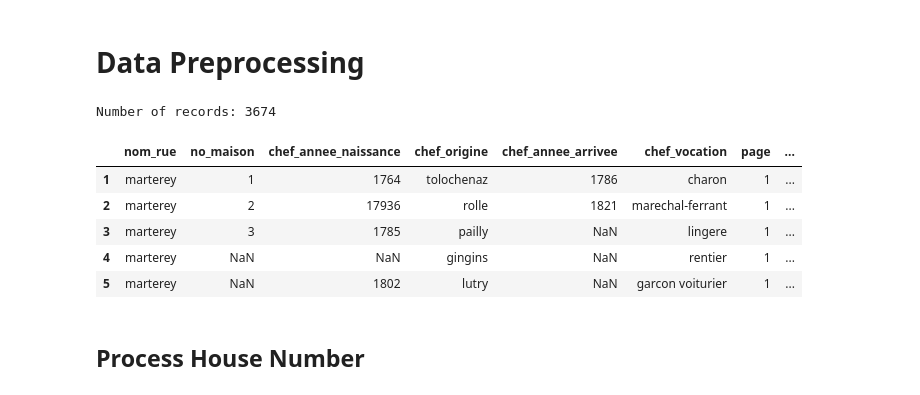
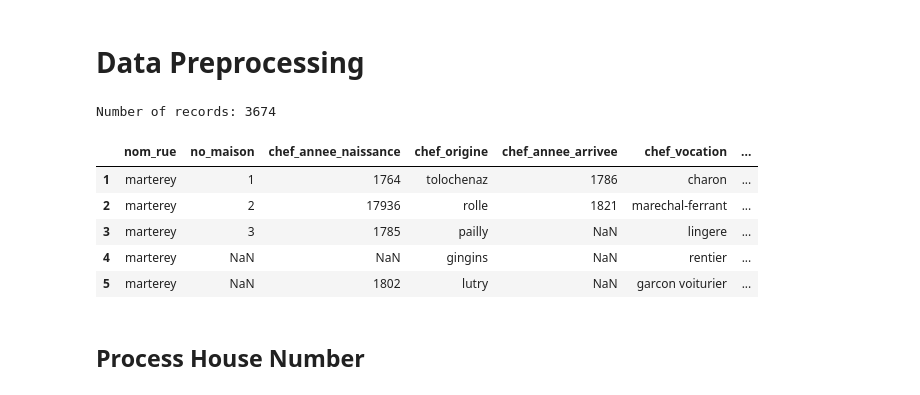
Before and after one commit to ozan-guven/HUM-450-Project, a Jupyter notebook: notebooks/preprocessing.ipynb, the cells around one changed output. Drawn from its saved outputs; the diff is of its cells as text; code cells hidden in the pictures.

```diff
--- a/notebooks/preprocessing.ipynb
+++ b/notebooks/preprocessing.ipynb
@@ -12,37 +12,41 @@ OUTPUT_PATH = "../data/1832_v4_preprocessed.csv"
 # %%
 rec = pd.read_excel(
     DATA_PATH,
     index_col=0,
     na_values=['·', 'ne', 'nee']
 )
 rec = rec[[
     "nom_rue_norm_2",
     "no_maison",
     "chef_annee_naissance",
     "chef_origine_norm_2",
     "chef_annee_arrivee",
     "chef_vocation_norm_2",
+    "pensionnaires_prenom_norm",
+    "enfants_dans_la_commune_prenom_norm",
     "Page",
-    'Division'
+    "Division"
 ]]
 rec = rec.rename(columns={
     "nom_rue_norm_2": "nom_rue",
     "chef_origine_norm_2": "chef_origine",
     "chef_vocation_norm_2": "chef_vocation",
+    "pensionnaires_prenom_norm": "pensionnaires",
+    "enfants_dans_la_commune_prenom_norm": "enfants",
     "Page" : "page",
     "Division" : "division"
 })
 
 print(f'Number of records: {len(rec)}')
 rec.head()
 # %% [output]
 Number of records: 3674
-|  | nom_rue | no_maison | chef_annee_naissance | chef_origine | chef_annee_arrivee | chef_vocation | page | ... |
-| 1 | marterey | 1 | 1764 | tolochenaz | 1786 | charon | 1 | ... |
-| 2 | marterey | 2 | 17936 | rolle | 1821 | marechal-ferrant | 1 | ... |
-| 3 | marterey | 3 | 1785 | pailly | NaN | lingere | 1 | ... |
-| 4 | marterey | NaN | NaN | gingins | NaN | rentier | 1 | ... |
-| 5 | marterey | NaN | 1802 | lutry | NaN | garcon voiturier | 1 | ... |
+|  | nom_rue | no_maison | chef_annee_naissance | chef_origine | chef_annee_arrivee | chef_vocation | ... |
+| 1 | marterey | 1 | 1764 | tolochenaz | 1786 | charon | ... |
+| 2 | marterey | 2 | 17936 | rolle | 1821 | marechal-ferrant | ... |
+| 3 | marterey | 3 | 1785 | pailly | NaN | lingere | ... |
+| 4 | marterey | NaN | NaN | gingins | NaN | rentier | ... |
+| 5 | marterey | NaN | 1802 | lutry | NaN | garcon voiturier | ... |
 # %% [markdown]
 ## **Process House Number**
 # %%
```
Also changed, not shown: parts of 11 cells of this notebook, 38 other files.
